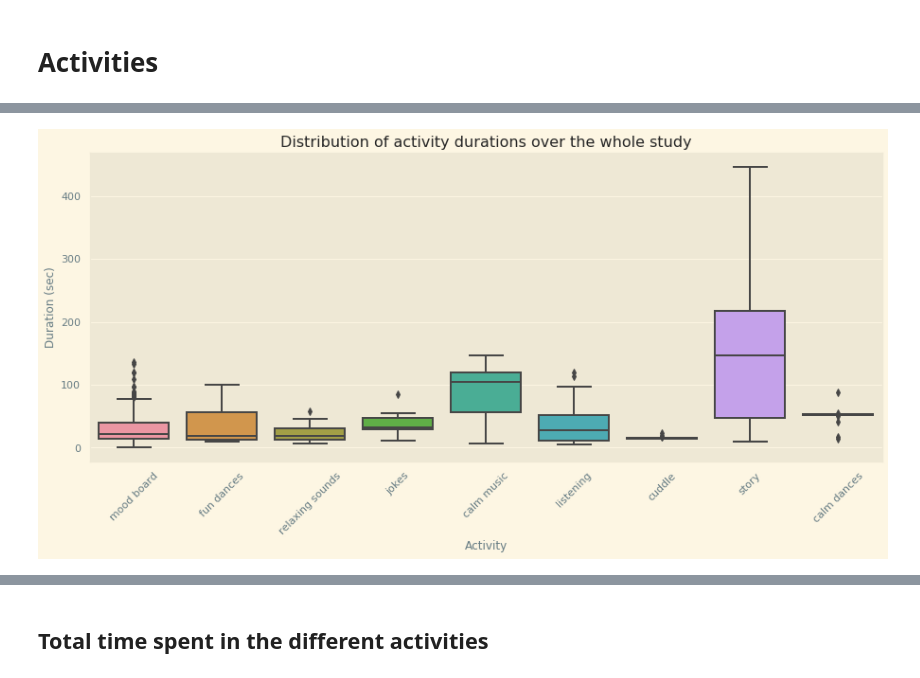
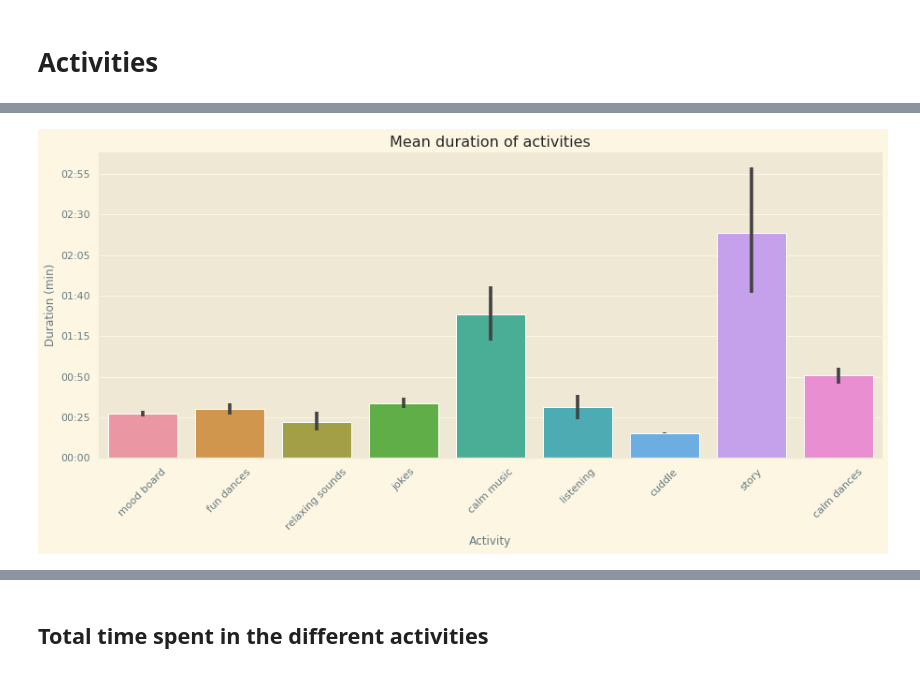
Before and after one commit to severin-lemaignan/robots4sen-data-analysis, a Jupyter notebook: robots4sen.ipynb, the cells around one changed output, grey strips where cells are left out. Saved outputs shown, nothing was run; the diff lists cells and outputs as text; code cells hidden in the pictures.

```diff
--- a/robots4sen.ipynb
+++ b/robots4sen.ipynb
@@ -411,7 +434,7 @@ with plt.style.context('Solarize_Light2'):
     #ax.xaxis.set_major_formatter(date_form)
 
     ax.set(xlabel="Day",
-           ylabel="Mean duration (min)",
+           ylabel="Duration (min)",
            title="Total interaction time per group size and per day")
 
     ax.legend(title="# children", fancybox=True)
@@ -433,5 +456,7 @@ with plt.style.context('Solarize_Light2'):
            ylabel="Number of interactions",
            title="Number of interactions per group size and per day")
 
+    ax.legend(title="# children", fancybox=True)
+
 pass
 # %% [output]
@@ -453,6 +478,6 @@ with plt.style.context('Solarize_Light2'):
 
     handles = plt.gca().get_legend().legendHandles
     texts = plt.gca().get_legend().get_texts()
-    ax.legend(handles,[t.get_text()[:10] for t in texts], title="Day", fancybox=True)
+    ax.legend(handles,[pd.Timestamp(t.get_text()).strftime("%d %b") for t in texts], title="Day", fancybox=True)
 pass
 # %% [output]
@@ -533,0 +544,16 @@ with plt.style.context('Solarize_Light2'):
+# %%
+with plt.style.context('Solarize_Light2'):
+    fig, ax = plt.subplots(figsize=(15, 6))
+
+    sns.barplot(data=activities_count,hue='day',x="activity",y="duration")
+
+    ax.set(xlabel="Activity",
+           ylabel="# of runs",
+           title="Activity runs per day")
+
+    handles = plt.gca().get_legend().legendHandles
+    texts = plt.gca().get_legend().get_texts()
+    ax.legend(handles,[pd.Timestamp(t.get_text()).strftime("%d %b") for t in texts], title="Day", fancybox=True)
+
+    plt.xticks(rotation=45)
+pass
@@ -534,14 +562,15 @@ with plt.style.context('Solarize_Light2'):
 # %%
 with plt.style.context('Solarize_Light2'):
     fig, ax = plt.subplots(figsize=(15, 6))
 
-    sns.boxplot(data=activities,x="activity",y="duration", ax=ax)
+    sns.barplot(data=activities,x="activity",y="duration")
 
     ax.set(xlabel="Activity",
-           ylabel="Duration (sec)",
-           title="Distribution of activity durations over the whole study")
+           ylabel="Duration (min)",
+           title="Mean duration of activities")
+    ax.yaxis.set_major_formatter(tick.FuncFormatter(lambda x,p: pd.Timestamp(x,unit='s').strftime("%M:%S")))
 
     plt.xticks(rotation=45)
 pass
 # %% [output]
-[figure, old version]
+[figure, new version]
```
Also changed, not shown: parts of 52 cells of this notebook.
